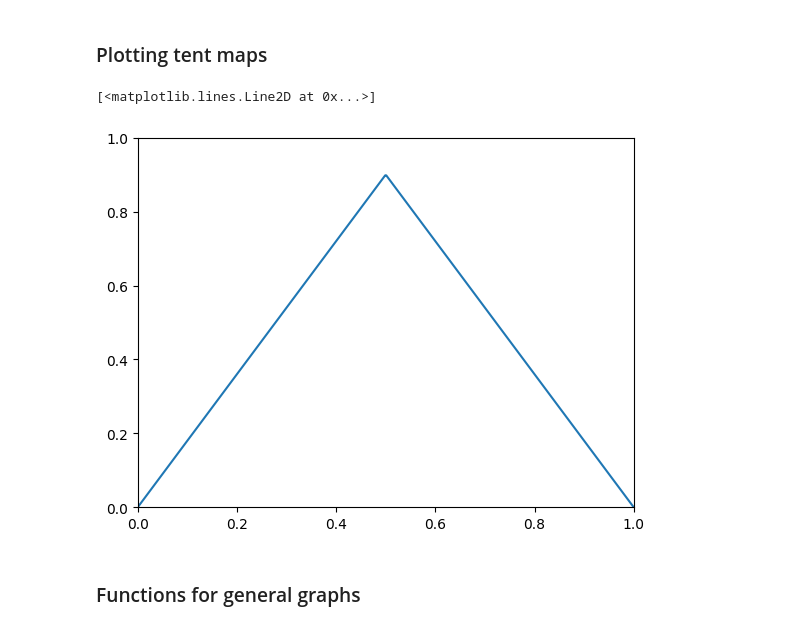
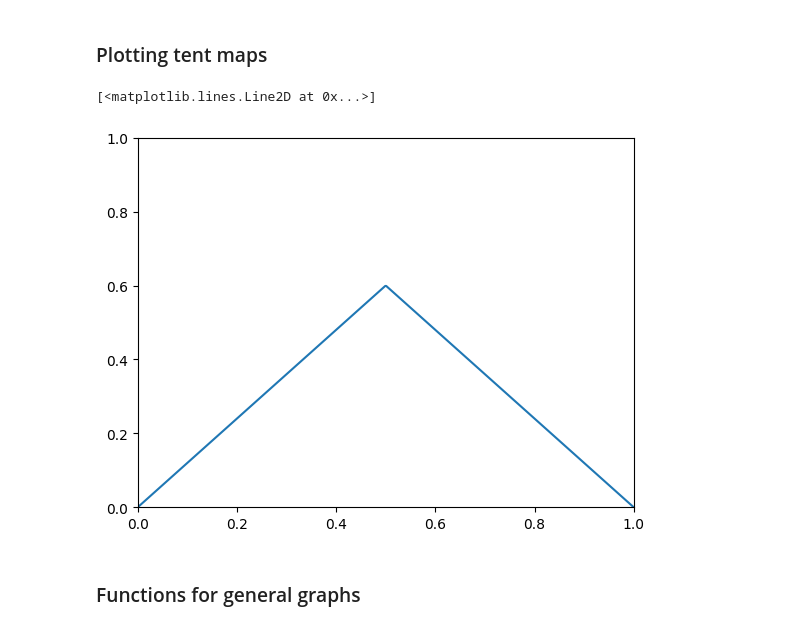
Before and after one commit to dbruwel/chebyshev-hofbauer-resonances, a Jupyter notebook: notebooks/linear_tent_map/01_hofbauer_extension.ipynb, the cells around one changed output. Cells and saved outputs as stored; diff of their text form; code cells hidden in the pictures.

```diff
--- a/notebooks/linear_tent_map/01_hofbauer_extension.ipynb
+++ b/notebooks/linear_tent_map/01_hofbauer_extension.ipynb
@@ -72,22 +72,22 @@ def range_f_R(a, interval):
 # %% [markdown]
 ### Plotting tent maps
 # %%
-a = 1.8
+a = 1.2
 
 
 x = np.linspace(0, 1, 500)
 
 y = []
 for i in x:
     y.append(f(a, i))
 
 
 plt.xlim(0, 1)
 plt.ylim(0, 1)
 plt.plot(x, y)
 # %% [output]
 [<matplotlib.lines.Line2D at 0x...>]
-[figure, old version]
+[figure, new version]
 # %% [markdown]
 ### Functions for general graphs
 # %%
```
Also changed, not shown: parts of 2 cells of this notebook, 8 other files.
